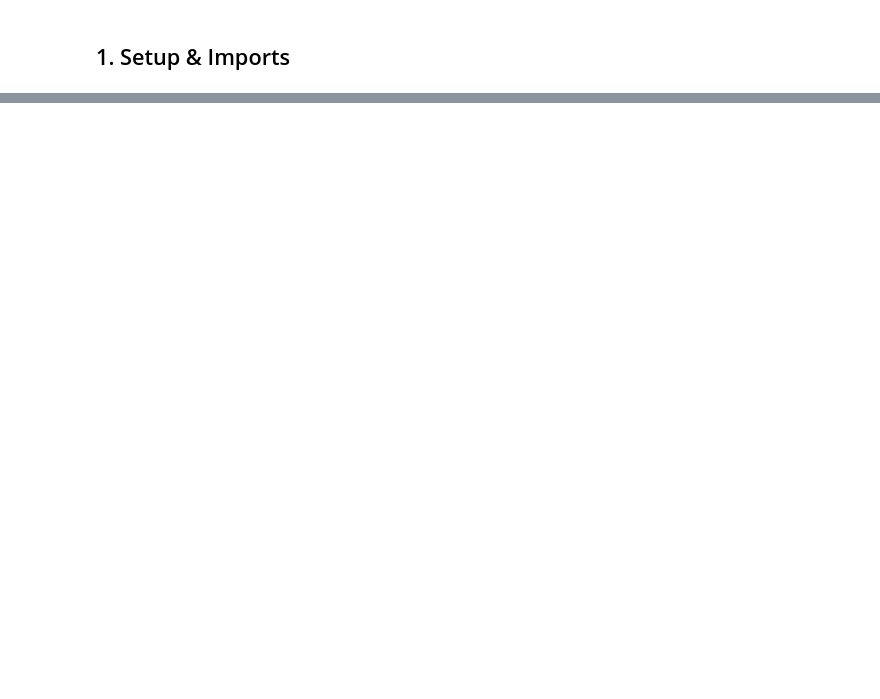
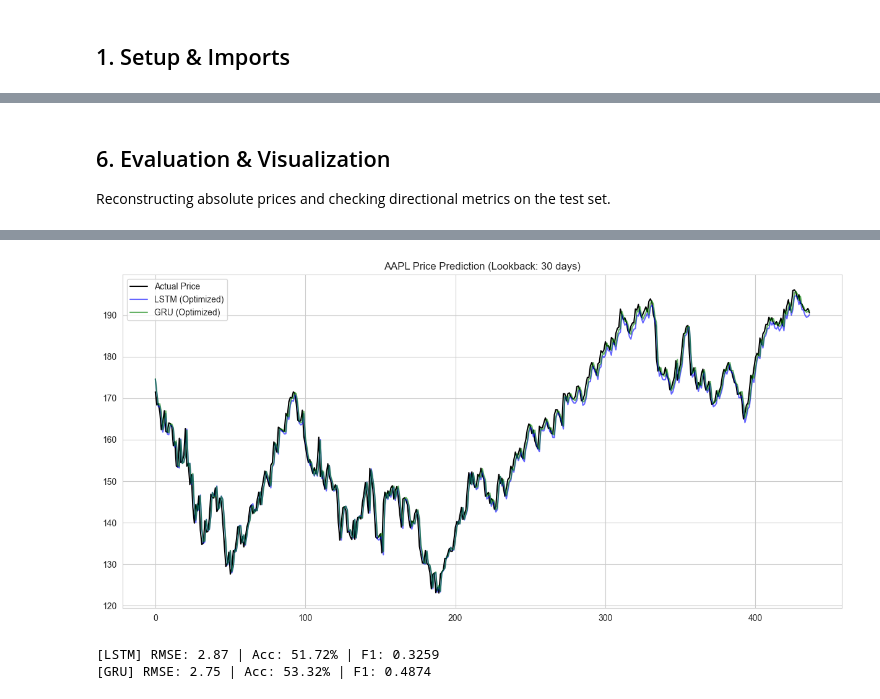
Before and after one commit to yabgzichien/LSTM_AAPL_Prediction, a Jupyter notebook: stock_prediction.ipynb, the cells around one changed output, grey strips where cells are left out. Drawn from its saved outputs; the diff is of its cells as text; code cells hidden in the pictures; blank space fills up the shorter version.

```diff
--- a/stock_prediction.ipynb
+++ b/stock_prediction.ipynb
@@ -336,0 +145,20 @@ Accuracy: 47.33% | Precision: 40.00% | Recall: 0.88% | F1: 1.73%
+# %%
+results = {}
+lookbacks_to_test = [30, 60]
+
+for lb in lookbacks_to_test:
+    print(f"\n--- Testing Lookback: {lb} days ---")
+    X_train, X_test, y_train, y_test, _, scaler_t = prepare_data(df, lb, features_list, 'Return')
+
+    model = build_model((X_train.shape[1], X_train.shape[2]), 'LSTM')
+    early_stop = EarlyStopping(monitor='val_loss', patience=5, restore_best_weights=True)
+
+    history = model.fit(X_train, y_train, epochs=20, batch_size=32, validation_split=0.1, verbose=0, callbacks=[early_stop])
+
+    # Calculate simple validation loss
+    val_loss = min(history.history['val_loss'])
+    results[lb] = val_loss
+    print(f"Best Validation Loss for {lb} days: {val_loss:.4f}")
+
+best_lookback = min(results, key=results.get)
+print(f"\nBest Lookback Window Identified: {best_lookback} days")
@@ -336,0 +215,37 @@ Accuracy: 47.33% | Precision: 40.00% | Recall: 0.88% | F1: 1.73%
+# %% [markdown]
+## 6. Evaluation & Visualization
+Reconstructing absolute prices and checking directional metrics on the test set.
+# %%
+# Predictions (Returns)
+pred_lstm_ret = scaler_t.inverse_transform(model_lstm.predict(X_test)).flatten()
+pred_gru_ret = scaler_t.inverse_transform(model_gru.predict(X_test)).flatten()
+y_test_ret = scaler_t.inverse_transform(y_test.reshape(-1, 1)).flatten()
+
+# Price Reconstruction
+pred_lstm_price = prev_prices_test * (1 + pred_lstm_ret)
+pred_gru_price = prev_prices_test * (1 + pred_gru_ret)
+
+# Visuals
+plt.figure(figsize=(15, 7))
+plt.plot(actual_prices_test, label='Actual Price', color='black', linewidth=1.5)
+plt.plot(pred_lstm_price, label='LSTM (Optimized)', color='blue', alpha=0.6)
+plt.plot(pred_gru_price, label='GRU (Optimized)', color='green', alpha=0.6)
+plt.title(f'AAPL Price Prediction (Lookback: {best_lookback} days)')
+plt.legend()
+plt.show()
+
+# Metrics
+def get_metrics(model_name, actual_p, pred_p, actual_r, pred_r):
+    rmse = np.sqrt(mean_squared_error(actual_p, pred_p))
+
+    # Directional
+    actual_dir = (actual_r > 0).astype(int)
+    pred_dir = (pred_r > 0).astype(int)
+    acc = accuracy_score(actual_dir, pred_dir)
+    f1 = f1_score(actual_dir, pred_dir, zero_division=0)
+
+    print(f"[{model_name}] RMSE: {rmse:.2f} | Acc: {acc*100:.2f}% | F1: {f1:.4f}")
+
+get_metrics("LSTM", actual_prices_test, pred_lstm_price, y_test_ret, pred_lstm_ret)
+get_metrics("GRU", actual_prices_test, pred_gru_price, y_test_ret, pred_gru_ret)
+# %% [output]
@@ -336,0 +254,3 @@ Accuracy: 47.33% | Precision: 40.00% | Recall: 0.88% | F1: 1.73%
+[figure, added]
+[LSTM] RMSE: 2.87 | Acc: 51.72% | F1: 0.3259
+[GRU] RMSE: 2.75 | Acc: 53.32% | F1: 0.4874
```
Also changed, not shown: parts of 24 cells of this notebook, 2 other files.
